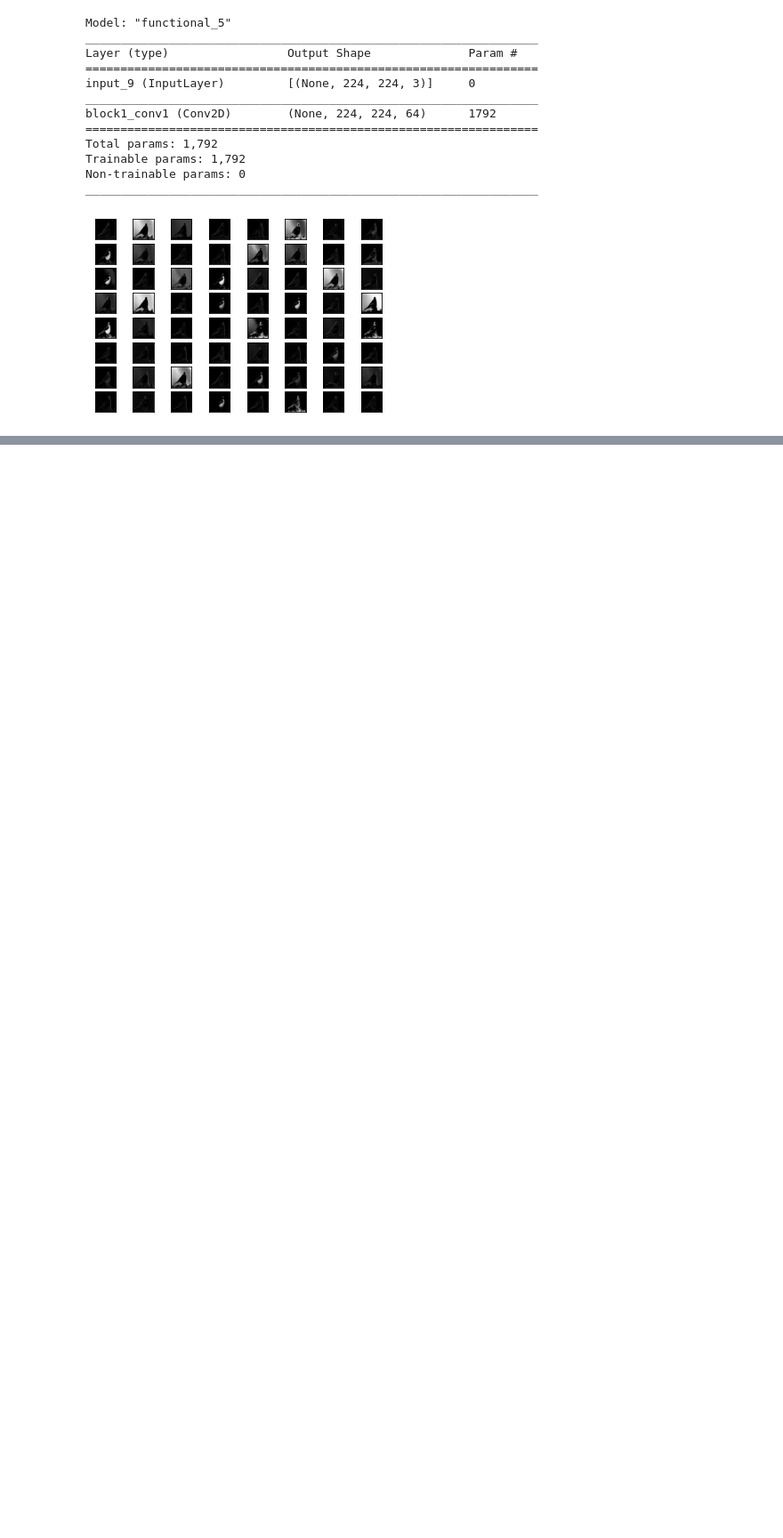
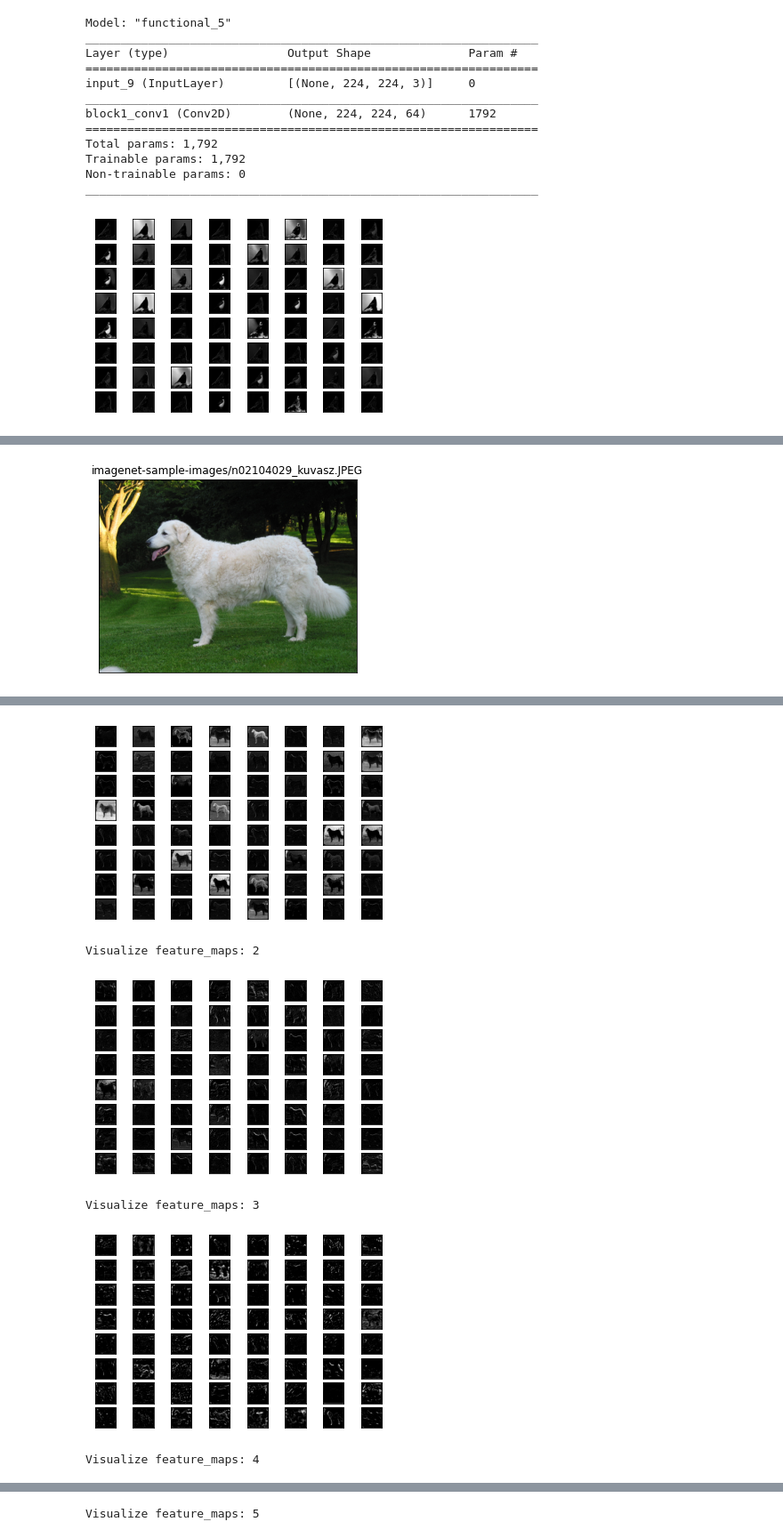
Before and after one commit to MohammadRaziei/Deep-Learning-Cource, a Jupyter notebook: HW02.ipynb, the cells around one changed output, grey strips where cells are left out. Shown at 89% size. Cells and saved outputs as stored; diff of their text form; code cells hidden in the pictures; blank space fills up the shorter version.

```diff
--- a/HW02.ipynb
+++ b/HW02.ipynb
@@ -760,0 +838,7 @@ _________________________________________________________________
+# %%
+filename = 'imagenet-sample-images/n02104029_kuvasz.JPEG'
+show_orginal_image(filename)
+model = create_new_model(model_vgg16)
+visualize_for(model, filename)
+# %% [output]
+[figure, added]
@@ -760,0 +847,6 @@ _________________________________________________________________
+[figure, added]
+Visualize feature_maps: 2
+[figure, added]
+Visualize feature_maps: 3
+[figure, added]
+Visualize feature_maps: 4
@@ -760,0 +854 @@ _________________________________________________________________
+Visualize feature_maps: 5
```
Also changed, not shown: parts of 6 cells of this notebook.
